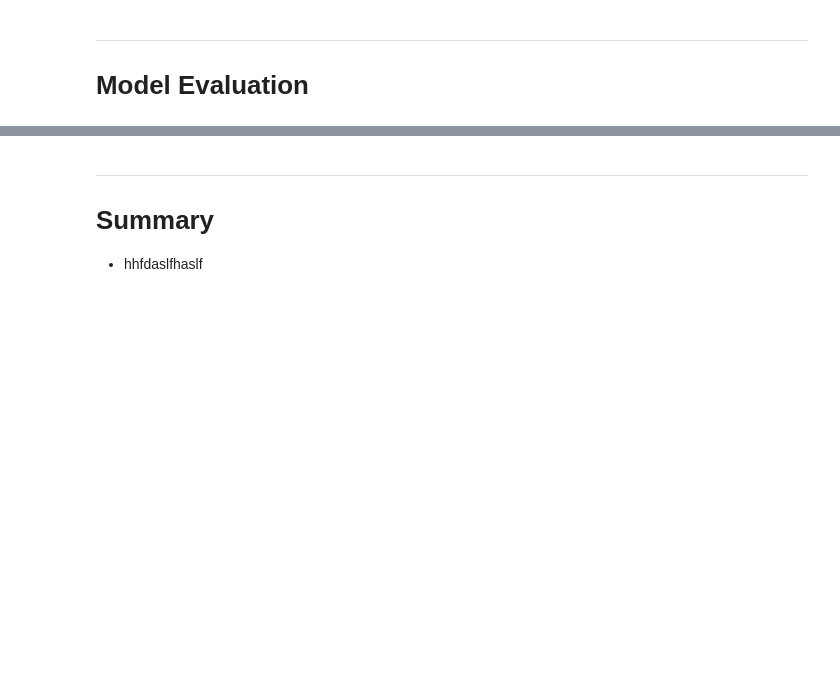
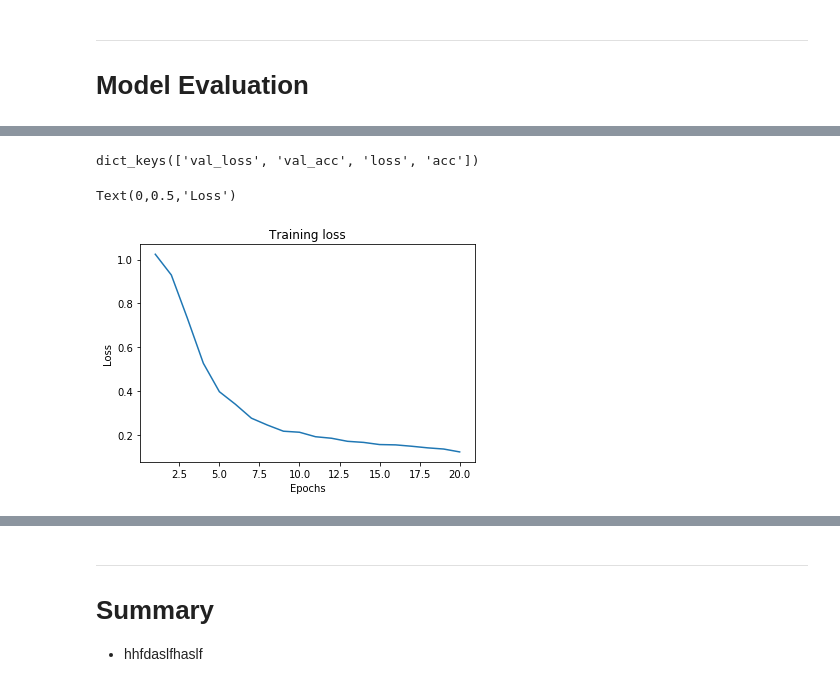
Before and after one commit to naquech-DS/dsc-4-final-project-online-ds-ft-112618, a Jupyter notebook: student.ipynb, the cells around one changed output, grey strips where cells are left out. Drawn from its saved outputs; the diff is of its cells as text; code cells hidden in the pictures; blank space fills up the shorter version.

```diff
--- a/student.ipynb
+++ b/student.ipynb
@@ -383,0 +578,14 @@ Using TensorFlow backend.
+# %%
+embedding_size = 128
+input_ = Input(shape=(100,))
+x = Embedding(input_dim=20000, output_dim=embedding_size)(input_)
+x = Bidirectional(GRU(units=25, return_sequences=True))(x)
+x = GlobalMaxPool1D()(x)
+x = Dropout(rate=0.5)(x)
+x = Dense(units=50, activation='relu')(x)
+x = Dropout(rate=0.5)(x)
+x = Dense(units=3, activation='sigmoid')(x)
+
+gru_model = Model(inputs=input_, outputs=x)
+# %%
+gru_model.compile(loss='categorical_crossentropy', optimizer='adam', metrics=['accuracy'])
@@ -383,0 +612,2 @@ Using TensorFlow backend.
+# %%
+gru_hist = gru_model.fit(x_train, y_train, epochs=20, batch_size=32, validation_split=0.1)
@@ -383,0 +653,17 @@ Using TensorFlow backend.
+# %%
+gru_dict = gru_hist.history
+gru_dict.keys()
+# %% [output]
+dict_keys(['val_loss', 'val_acc', 'loss', 'acc'])
+# %%
+# loss vs the number of epochs
+loss = gru_dict['loss']
+epochs = range(1, len(loss)+1)
+plt.plot(epochs, loss);
+
+plt.title('Training loss')
+plt.xlabel('Epochs')
+plt.ylabel('Loss')
+# %% [output]
+Text(0,0.5,'Loss')
+[figure, added]
```
Also changed, not shown: parts of 46 cells of this notebook, 3 other files.
